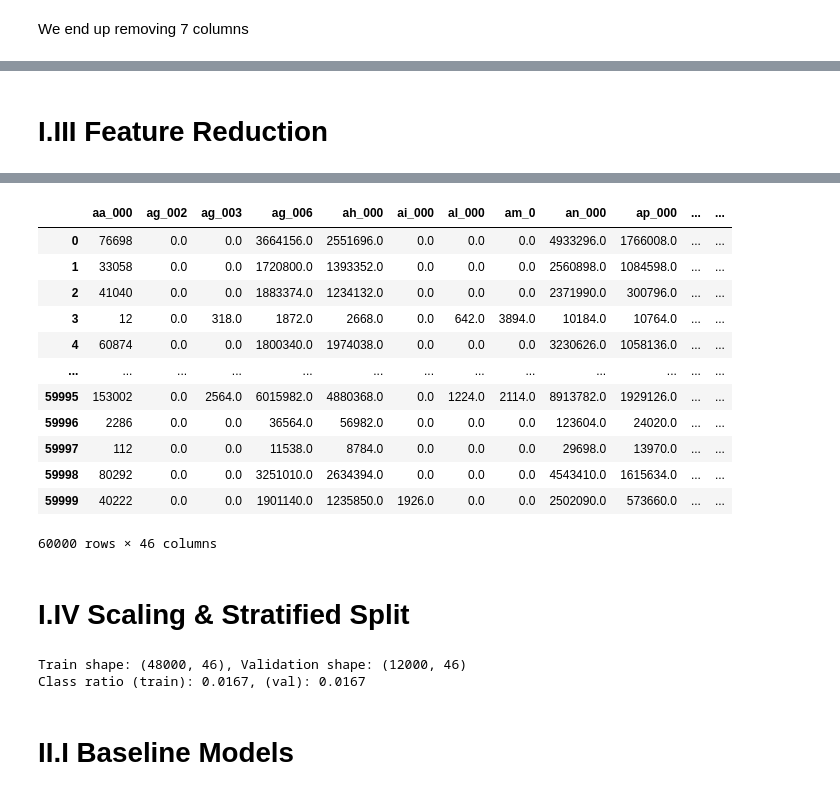
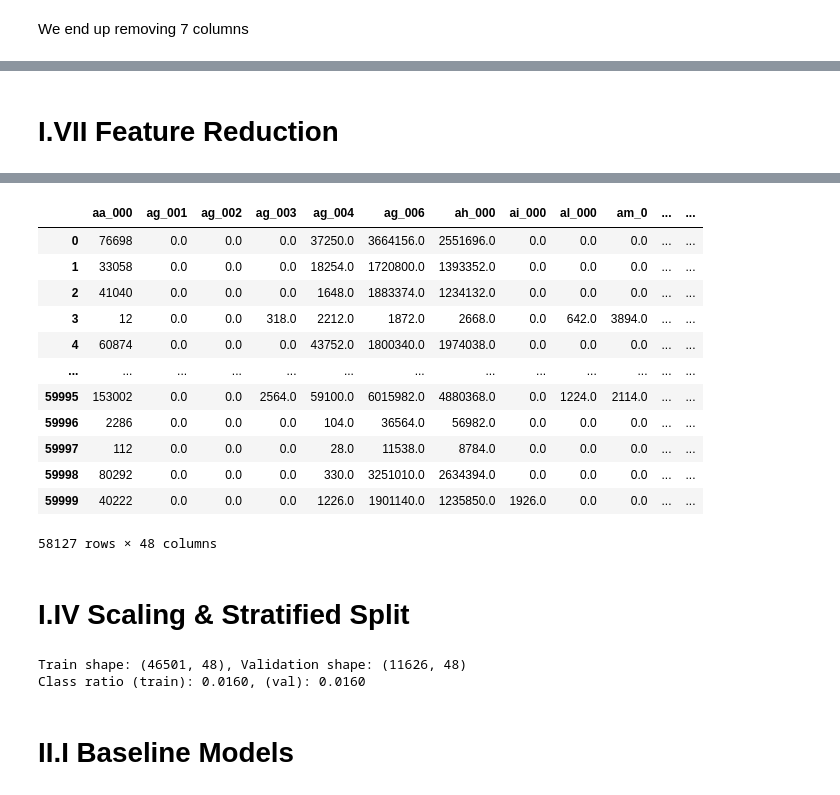
Before and after one commit to AgricolaC/Challenge-Stellantis---CarGuardians, a Jupyter notebook: src/01_eda.ipynb, the cells around one changed output, grey strips where cells are left out. Saved outputs shown, nothing was run; the diff lists cells and outputs as text; code cells hidden in the pictures.

```diff
--- a/src/01_eda.ipynb
+++ b/src/01_eda.ipynb
@@ -167,27 +309,0 @@ Y = (df['class'] == 'pos').astype(int)
-# %%
-X = X.apply(pd.to_numeric, errors='coerce')
-# %%
-from tqdm import tqdm
-
-float_cols = []
-object_cols = []
-int_cols = []
-for col in tqdm(X.columns):
-    try:
-        X[col] = pd.to_numeric(X[col])
-        if (X[col] % 1 > 0).any():
-            # it is float
-            float_cols.append(col)
-        else:
-            int_cols.append(col)
-    except:
-        object_cols.append(col)
-
-print("Continuous Variables")
-display(X[float_cols])
-
-print("Discrete Variables")
-display(X[int_cols])
-
-if len(object_cols)>1:
-    display(X[object_cols])
@@ -288,12 +309,0 @@ Only one column skewed in a normal way. Let's inspect it.
-# %%
-skewdf = skewdf[0]
-normal_col = skewdf[skewdf['left or right'] =='normal'].index.values[0]
-num_unique_normal_col = len(X[normal_col].dropna().unique())
-print(f"Number of unique values in {normal_col} is {num_unique_normal_col}")
-display(X[normal_col].head())
-
-X = X.drop(normal_col, axis=1)
-X_PREV = X.copy()
-
-ORIGINAL_ARRANGEMENT = X.columns
-extract_skewness(X)
@@ -369,2 +309,0 @@ X_num
-# %%
-X = pd.concat([X_num, X_cat], axis=1)
@@ -371,5 +374,5 @@ X = pd.concat([X_num, X_cat], axis=1)
 # %% [markdown]
-# I.III Feature Reduction
+# I.VII Feature Reduction
 # %%
 from datetime import datetime
 from sklearn.feature_selection import SelectFromModel
@@ -411,9 +414,9 @@ def select_feature_dtc(X, Y):
     df.reset_index(inplace = True, drop=True)
     print(f'Shape of Df = {df.shape}')
     return df, feature_name
-best_feature,feature_name = select_feature_dtc(X, Y)
+best_feature,feature_name = select_feature_dtc(X_all, y_all)
 print(f"Selected Features: {feature_name}")
-X_dim = X[feature_name]
+X_dim = X_all[feature_name]
 print("Reduced Dimension")
 X_dim
 # %% [output]
@@ -430,18 +433,18 @@ Selected Features: Index(['aa_000', 'ag_002', 'ag_003', 'ag_006', 'ah_000', 'ai_
       dtype='object')
 Reduced Dimension
-|  | aa_000 | ag_002 | ag_003 | ag_006 | ah_000 | ai_000 | al_000 | am_0 | an_000 | ap_000 | ... | ... |
-| 0 | 76698 | 0.0 | 0.0 | 3664156.0 | 2551696.0 | 0.0 | 0.0 | 0.0 | 4933296.0 | 1766008.0 | ... | ... |
-| 1 | 33058 | 0.0 | 0.0 | 1720800.0 | 1393352.0 | 0.0 | 0.0 | 0.0 | 2560898.0 | 1084598.0 | ... | ... |
-| 2 | 41040 | 0.0 | 0.0 | 1883374.0 | 1234132.0 | 0.0 | 0.0 | 0.0 | 2371990.0 | 300796.0 | ... | ... |
-| 3 | 12 | 0.0 | 318.0 | 1872.0 | 2668.0 | 0.0 | 642.0 | 3894.0 | 10184.0 | 10764.0 | ... | ... |
-| 4 | 60874 | 0.0 | 0.0 | 1800340.0 | 1974038.0 | 0.0 | 0.0 | 0.0 | 3230626.0 | 1058136.0 | ... | ... |
+|  | aa_000 | ag_001 | ag_002 | ag_003 | ag_004 | ag_006 | ah_000 | ai_000 | al_000 | am_0 | ... | ... |
+| 0 | 76698 | 0.0 | 0.0 | 0.0 | 37250.0 | 3664156.0 | 2551696.0 | 0.0 | 0.0 | 0.0 | ... | ... |
+| 1 | 33058 | 0.0 | 0.0 | 0.0 | 18254.0 | 1720800.0 | 1393352.0 | 0.0 | 0.0 | 0.0 | ... | ... |
+| 2 | 41040 | 0.0 | 0.0 | 0.0 | 1648.0 | 1883374.0 | 1234132.0 | 0.0 | 0.0 | 0.0 | ... | ... |
+| 3 | 12 | 0.0 | 0.0 | 318.0 | 2212.0 | 1872.0 | 2668.0 | 0.0 | 642.0 | 3894.0 | ... | ... |
+| 4 | 60874 | 0.0 | 0.0 | 0.0 | 43752.0 | 1800340.0 | 1974038.0 | 0.0 | 0.0 | 0.0 | ... | ... |
 | ... | ... | ... | ... | ... | ... | ... | ... | ... | ... | ... | ... | ... |
-| 59995 | 153002 | 0.0 | 2564.0 | 6015982.0 | 4880368.0 | 0.0 | 1224.0 | 2114.0 | 8913782.0 | 1929126.0 | ... | ... |
-| 59996 | 2286 | 0.0 | 0.0 | 36564.0 | 56982.0 | 0.0 | 0.0 | 0.0 | 123604.0 | 24020.0 | ... | ... |
-| 59997 | 112 | 0.0 | 0.0 | 11538.0 | 8784.0 | 0.0 | 0.0 | 0.0 | 29698.0 | 13970.0 | ... | ... |
-| 59998 | 80292 | 0.0 | 0.0 | 3251010.0 | 2634394.0 | 0.0 | 0.0 | 0.0 | 4543410.0 | 1615634.0 | ... | ... |
-| 59999 | 40222 | 0.0 | 0.0 | 1901140.0 | 1235850.0 | 1926.0 | 0.0 | 0.0 | 2502090.0 | 573660.0 | ... | ... |
+| 59995 | 153002 | 0.0 | 0.0 | 2564.0 | 59100.0 | 6015982.0 | 4880368.0 | 0.0 | 1224.0 | 2114.0 | ... | ... |
+| 59996 | 2286 | 0.0 | 0.0 | 0.0 | 104.0 | 36564.0 | 56982.0 | 0.0 | 0.0 | 0.0 | ... | ... |
+| 59997 | 112 | 0.0 | 0.0 | 0.0 | 28.0 | 11538.0 | 8784.0 | 0.0 | 0.0 | 0.0 | ... | ... |
+| 59998 | 80292 | 0.0 | 0.0 | 0.0 | 330.0 | 3251010.0 | 2634394.0 | 0.0 | 0.0 | 0.0 | ... | ... |
+| 59999 | 40222 | 0.0 | 0.0 | 0.0 | 1226.0 | 1901140.0 | 1235850.0 | 1926.0 | 0.0 | 0.0 | ... | ... |
-60000 rows × 46 columns
+58127 rows × 48 columns
 # %% [markdown]
 # I.IV Scaling & Stratified Split
 # %%
@@ -451,17 +454,17 @@ RANDOM_STATE = 42
 target = "class"
 
 X_train, X_val, y_train, y_val = train_test_split(
-    X_dim, Y,
+    X_dim, y_all,
     test_size=0.2,
-    stratify=Y,
+    stratify=y_all,
     random_state=RANDOM_STATE
 )
 
 print(f"Train shape: {X_train.shape}, Validation shape: {X_val.shape}")
 print(f"Class ratio (train): {y_train.mean():.4f}, (val): {y_val.mean():.4f}")
 # %% [output]
-Train shape: (48000, 46), Validation shape: (12000, 46)
-Class ratio (train): 0.0167, (val): 0.0167
+Train shape: (46501, 48), Validation shape: (11626, 48)
+Class ratio (train): 0.0160, (val): 0.0160
 # %% [markdown]
 # II.I Baseline Models
 # %% [markdown]
```
Also changed, not shown: parts of 57 cells of this notebook.
